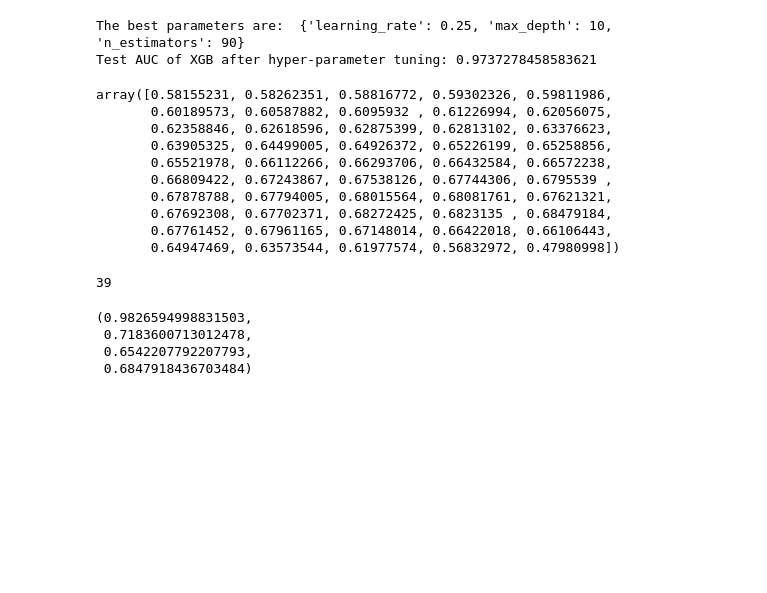
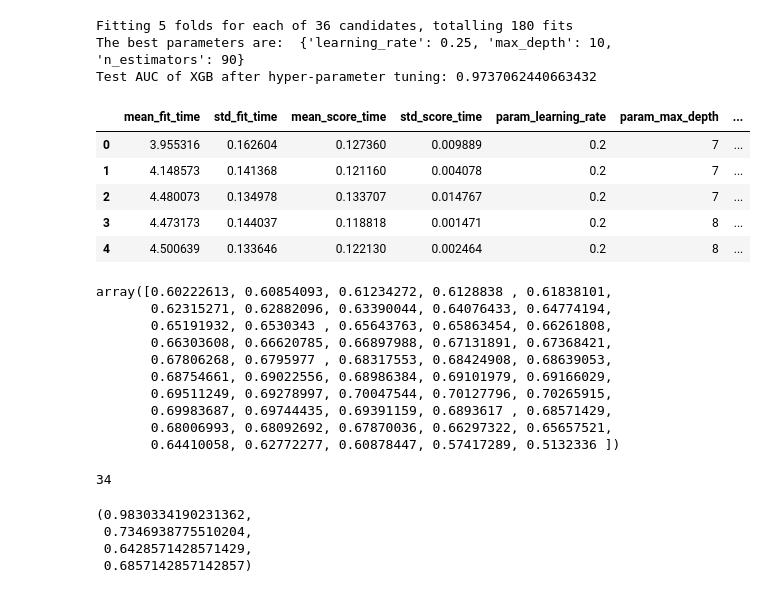
Before and after one commit to YuehaiW/Project3, a Jupyter notebook: model test.ipynb, the cells around one changed output. Saved outputs shown, nothing was run; the diff lists cells and outputs as text; code cells hidden in the pictures; blank space fills up the shorter version.

```diff
--- a/model test.ipynb
+++ b/model test.ipynb
@@ -91,8 +116,8 @@ compute_indexes(tp, fp, tn, fn)
 # %%
-# 网格搜索找出最优参数（由于参数较多且需使用交叉验证，耗时较长）
-parameters = {"learning_rate": np.arange(0.05, 0.31, 0.05), "n_estimators":range(10,101,10), "max_depth":range(3, 11, 1)}
+# 网格搜索寻找最优参数（示例）
+parameters = {"learning_rate": [0.2, 0.25, 0.3], "n_estimators":range(80,101,10), "max_depth":range(7, 11, 1)}
 
-xgb_grid = GridSearchCV(model_xgb, parameters, scoring="roc_auc")
+xgb_grid = GridSearchCV(model_xgb, parameters, scoring="roc_auc", verbose=1)
 xgb_grid.fit(X_rsl, y_rsl)
 print("The best parameters are: ", xgb_grid.best_params_)
 y_pred_bp = xgb_grid.predict_proba(X_test)
@@ -100,8 +125,21 @@ fpr_bp, tpr_bp, thr_bp = roc_curve(y_test, y_pred_bp[:, 1])
 auc_bp = auc(fpr_bp, tpr_bp)
 print("Test AUC of XGB after hyper-parameter tuning: {}".format(auc_bp))
 # %% [output]
+Fitting 5 folds for each of 36 candidates, totalling 180 fits
 The best parameters are:  {'learning_rate': 0.25, 'max_depth': 10, 'n_estimators': 90}
-Test AUC of XGB after hyper-parameter tuning: 0.9737278458583621
+Test AUC of XGB after hyper-parameter tuning: 0.9737062440663432
+# %%
+# 交叉验证结果，储存在cv_results中
+cv_results = pd.DataFrame.from_dict(xgb_grid.cv_results_)
+# %%
+cv_results.head()
+# %% [output]
+|  | mean_fit_time | std_fit_time | mean_score_time | std_score_time | param_learning_rate | param_max_depth | ... |
+| 0 | 3.955316 | 0.162604 | 0.127360 | 0.009889 | 0.2 | 7 | ... |
+| 1 | 4.148573 | 0.141368 | 0.121160 | 0.004078 | 0.2 | 7 | ... |
+| 2 | 4.480073 | 0.134978 | 0.133707 | 0.014767 | 0.2 | 7 | ... |
+| 3 | 4.473173 | 0.144037 | 0.118818 | 0.001471 | 0.2 | 8 | ... |
+| 4 | 4.500639 | 0.133646 | 0.122130 | 0.002464 | 0.2 | 8 | ... |
 # %%
 f1_score = np.zeros(50)
 for p in np.arange(0.5, 1, 0.01):
@@ -115,20 +153,20 @@ for p in np.arange(0.5, 1, 0.01):
 # %%
 f1_score
 # %% [output]
-array([0.58155231, 0.58262351, 0.58816772, 0.59302326, 0.59811986,
-       0.60189573, 0.60587882, 0.6095932 , 0.61226994, 0.62056075,
-       0.62358846, 0.62618596, 0.62875399, 0.62813102, 0.63376623,
-       0.63905325, 0.64499005, 0.64926372, 0.65226199, 0.65258856,
-       0.65521978, 0.66112266, 0.66293706, 0.66432584, 0.66572238,
-       0.66809422, 0.67243867, 0.67538126, 0.67744306, 0.6795539 ,
-       0.67878788, 0.67794005, 0.68015564, 0.68081761, 0.67621321,
-       0.67692308, 0.67702371, 0.68272425, 0.6823135 , 0.68479184,
-       0.67761452, 0.67961165, 0.67148014, 0.66422018, 0.66106443,
-       0.64947469, 0.63573544, 0.61977574, 0.56832972, 0.47980998])
+array([0.60222613, 0.60854093, 0.61234272, 0.6128838 , 0.61838101,
+       0.62315271, 0.62882096, 0.63390044, 0.64076433, 0.64774194,
+       0.65191932, 0.6530343 , 0.65643763, 0.65863454, 0.66261808,
+       0.66303608, 0.66620785, 0.66897988, 0.67131891, 0.67368421,
+       0.67806268, 0.6795977 , 0.68317553, 0.68424908, 0.68639053,
+       0.68754661, 0.69022556, 0.68986384, 0.69101979, 0.69166029,
+       0.69511249, 0.69278997, 0.70047544, 0.70127796, 0.70265915,
+       0.69983687, 0.69744435, 0.69391159, 0.6893617 , 0.68571429,
+       0.68006993, 0.68092692, 0.67870036, 0.66297322, 0.65657521,
+       0.64410058, 0.62772277, 0.60878447, 0.57417289, 0.5132336 ])
 # %%
 np.argmax(f1_score)
 # %% [output]
-39
+34
 # %%
 y_thr = y_pred_bp[:, 1].copy()
 y_thr[y_thr >= 0.89] = 1
@@ -138,9 +176,9 @@ mat = confusion_matrix(y_test, y_thr)
 tn, fp, fn, tp = mat[0, 0], mat[0, 1], mat[1, 0], mat[1, 1]
 compute_indexes(tp, fp, tn, fn)
 # %% [output]
-(0.9826594998831503,
- 0.7183600713012478,
- 0.6542207792207793,
- 0.6847918436703484)
+(0.9830334190231362,
+ 0.7346938775510204,
+ 0.6428571428571429,
+ 0.6857142857142857)
 # %%
 # 绘制特征重要性排序
```
Also changed, not shown: parts of 14 cells of this notebook.
